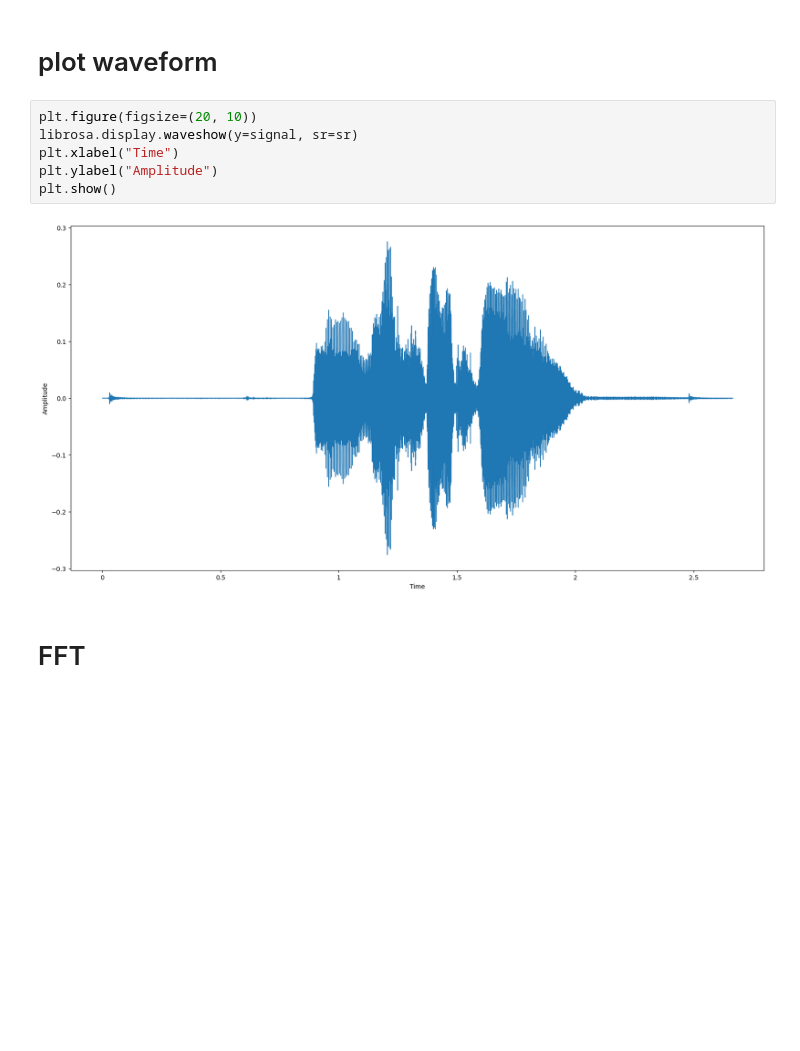
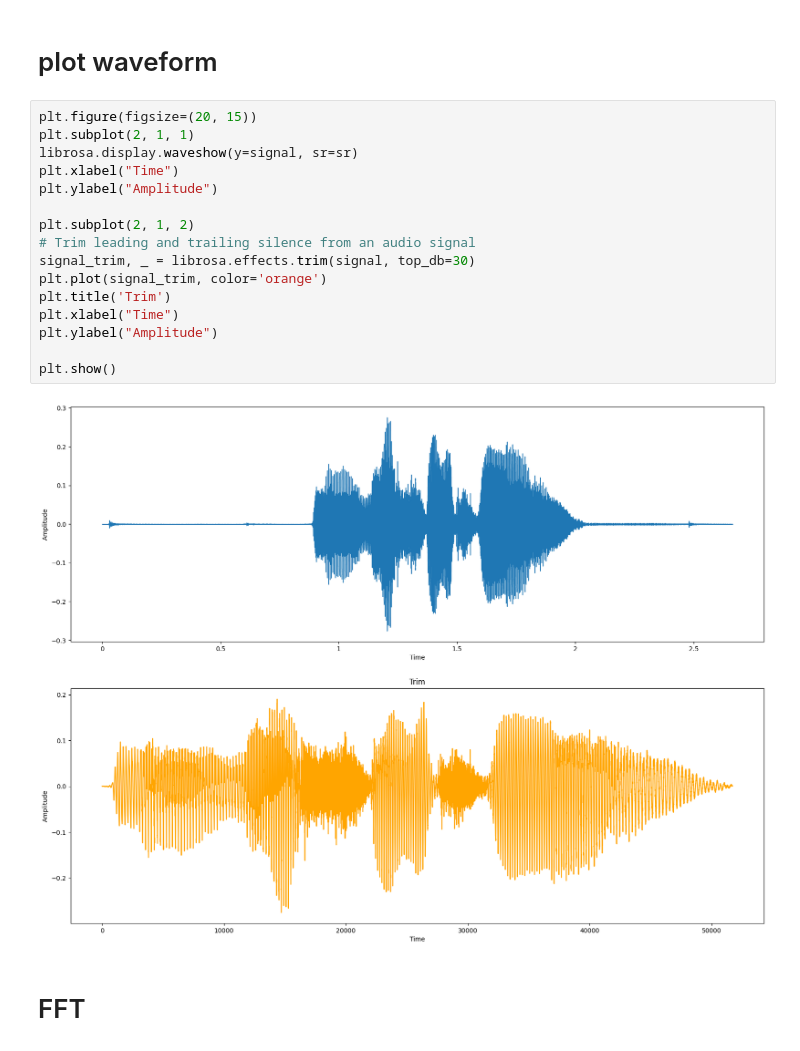
Before and after one commit to Amirreza-Zeraati/AudioSignalProcessingForML, a Jupyter notebook: AudioSignalProcessing.ipynb, the cells around one changed output. Saved outputs shown, nothing was run; the diff lists cells and outputs as text; blank space fills up the shorter version.

```diff
--- a/AudioSignalProcessing.ipynb
+++ b/AudioSignalProcessing.ipynb
@@ -26,13 +26,23 @@ def get_signals(path):
 # %% [markdown]
 # plot waveform
 # %%
-plt.figure(figsize=(20, 10))
+plt.figure(figsize=(20, 15))
+plt.subplot(2, 1, 1)
 librosa.display.waveshow(y=signal, sr=sr)
 plt.xlabel("Time")
 plt.ylabel("Amplitude")
+
+plt.subplot(2, 1, 2)
+# Trim leading and trailing silence from an audio signal
+signal_trim, _ = librosa.effects.trim(signal, top_db=30)
+plt.plot(signal_trim, color='orange')
+plt.title('Trim')
+plt.xlabel("Time")
+plt.ylabel("Amplitude")
+
 plt.show()
 # %% [output]
-[figure, old version]
+[figure, new version]
 # %% [markdown]
 # FFT
 # %%
```
Also changed, not shown: parts of 4 cells of this notebook.
